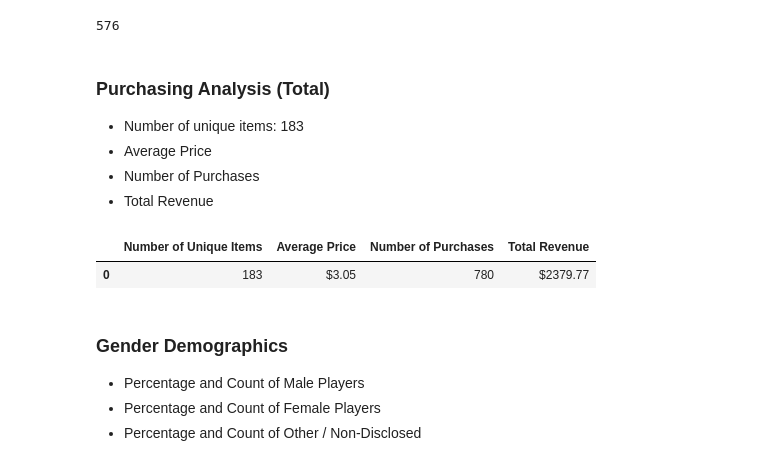
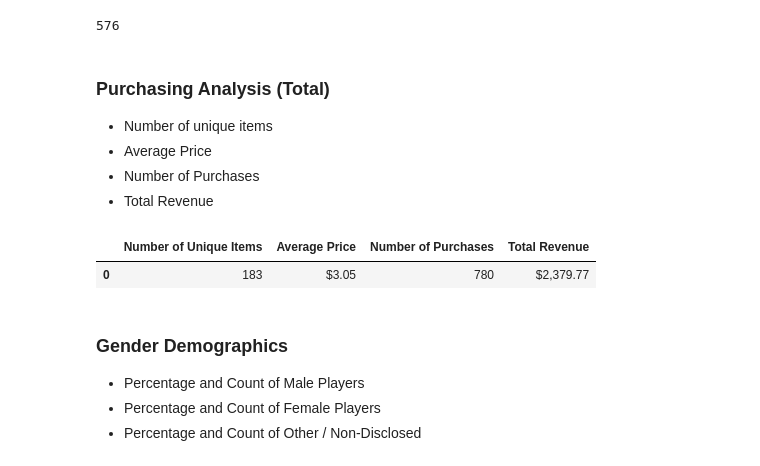
Before and after one commit to gfidanli/pandas-Heroes-of-Pymoli, a Jupyter notebook: Analysis.ipynb, the cells around one changed output. Saved outputs shown, nothing was run; the diff lists cells and outputs as text; code cells hidden in the pictures.

```diff
--- a/Analysis.ipynb
+++ b/Analysis.ipynb
@@ -26,29 +26,32 @@ len(purchase_data["SN"].unique())
 576
 # %% [markdown]
 ### Purchasing Analysis (Total)
-* Number of unique items: 183
+* Number of unique items
 * Average Price
 * Number of Purchases
 * Total Revenue
-# %%
-# pd.options.display.float_format = '${:,.2f}'.format # format floats to currency formatting
-purchase_data["Price"].mean() # 3.05
-len(purchase_data["Purchase ID"].unique()) #780
-purchase_data["Price"].sum() # 2379.77
-
-# Create dictionary to store summary values
-summary_dict = {
-    "Number of Unique Items": int(len(purchase_data["Item ID"].unique())),
-    "Average Price": "$" + str(round(purchase_data["Price"].mean(),2)),
-    "Number of Purchases": int(len(purchase_data["Purchase ID"].unique())),
-    "Total Revenue": "$" + str(purchase_data["Price"].sum())
-}
-
-summary = pd.DataFrame(summary_dict,[0])
-summary.head()
-# %% [output]
-|  | Number of Unique Items | Average Price | Number of Purchases | Total Revenue |
-| 0 | 183 | $3.05 | 780 | $2379.77 |
+# %%
+# Calculate Metrics
+num_items = int(len(purchase_data["Item ID"].unique())) #780
+avg_price = purchase_data["Price"].mean() # 3.05
+num_purch = purchase_data["Purchase ID"].count()
+tot_rev = purchase_data["Price"].sum() # 2379.77
+
+# Create Summary Dataframe
+purchasing_analysis_total = pd.DataFrame({
+    "Number of Unique Items":num_items,
+    "Average Price":avg_price,
+    "Number of Purchases":num_purch,
+    "Total Revenue":tot_rev
+}, [0])
+
+# Formatting
+purchasing_analysis_total['Average Price'] = purchasing_analysis_total['Average Price'].map("${:.2f}".format)
+purchasing_analysis_total['Total Revenue'] = purchasing_analysis_total['Total Revenue'].map("${:,.2f}".format)
+purchasing_analysis_total
+# %% [output]
+|  | Number of Unique Items | Average Price | Number of Purchases | Total Revenue |
+| 0 | 183 | $3.05 | 780 | $2,379.77 |
 # %% [markdown]
 ### Gender Demographics
 * Percentage and Count of Male Players
```
Also changed, not shown: parts of 9 cells of this notebook.
